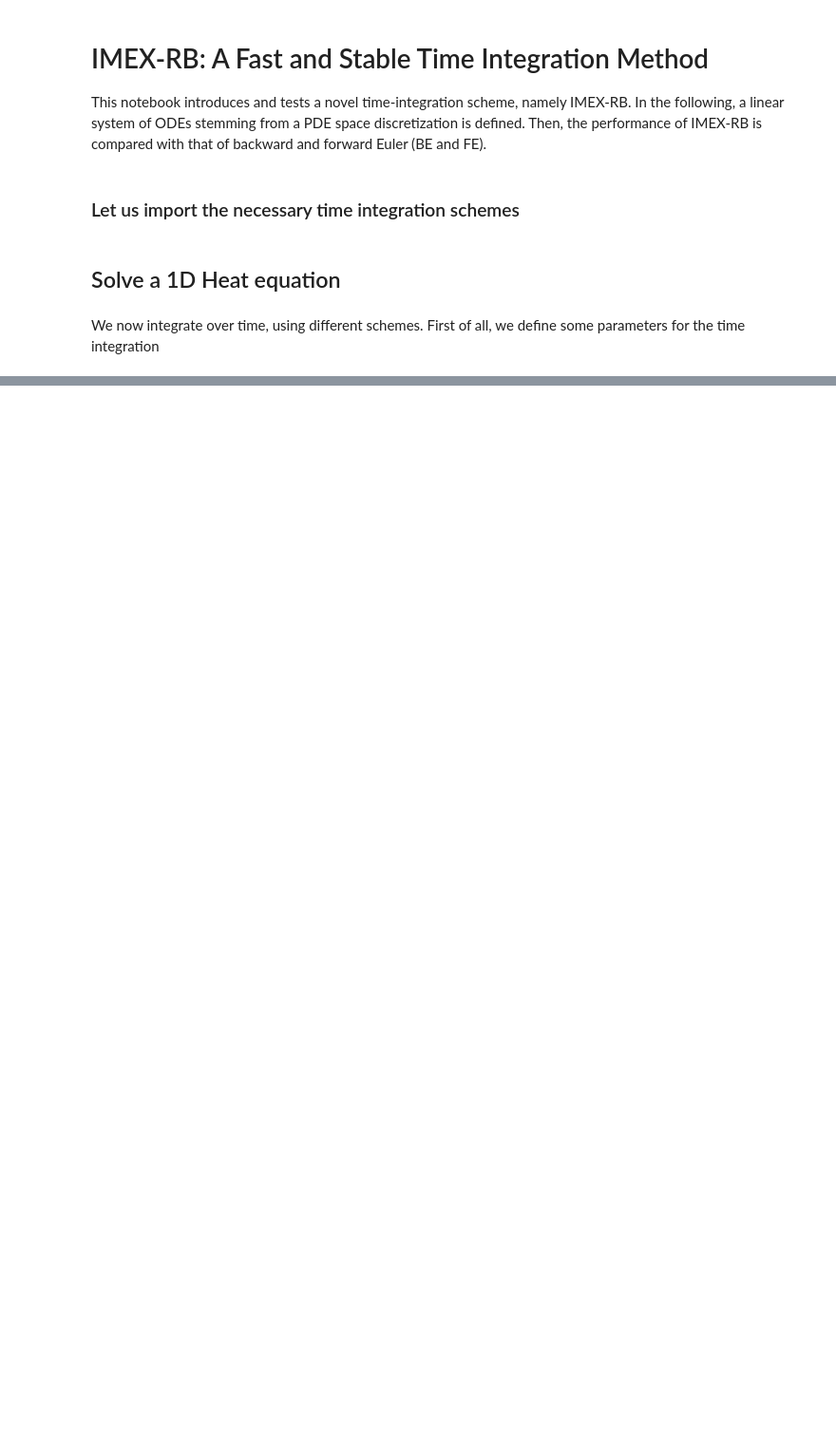
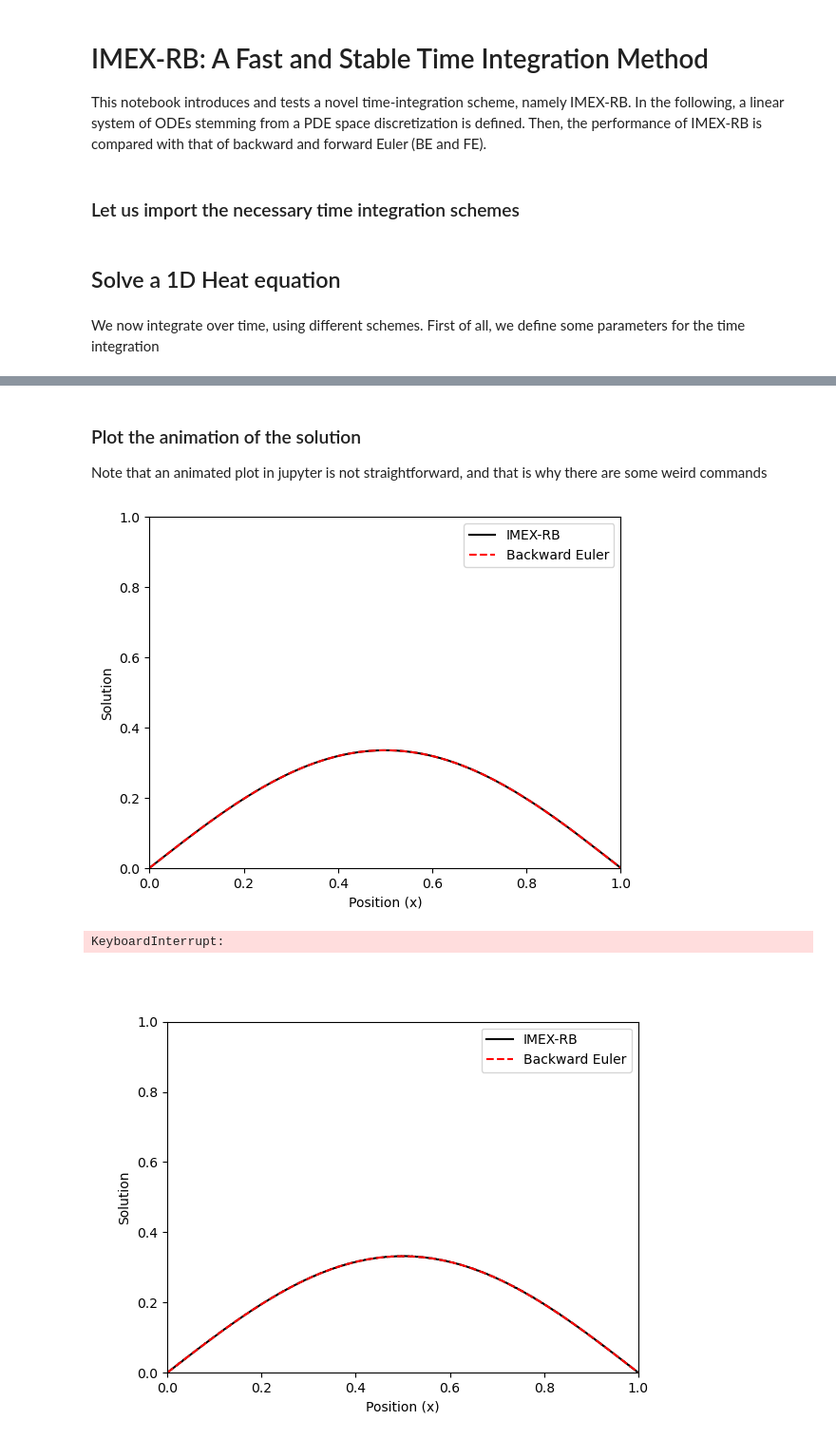
Before and after one commit to Fra-Sala/IMEX-RB, a Jupyter notebook: main_imexrb.ipynb, the cells around one changed output, grey strips where cells are left out. Shown at 95% size. Drawn from its saved outputs; the diff is of its cells as text; code cells hidden in the pictures; blank space fills up the shorter version.

```diff
--- a/main_imexrb.ipynb
+++ b/main_imexrb.ipynb
@@ -44,0 +96,33 @@ NameError: name 'un' is not defined
+# %% [markdown]
+### Plot the animation of the solution
+Note that an animated plot in jupyter is not straightforward, and that is why there are some weird commands
+# %%
+%matplotlib ipympl
+from IPython import display
+import time
+
+fig, ax = plt.subplots(1, 1)
+hdisplay = display.display("", display_id=True)
+
+# Set axis labels and limits
+ax.set_ylim(0, 1)
+ax.set_xlim(problem.domain[0], problem.domain[-1])
+ax.set_xlabel("Position (x)")
+ax.set_ylabel("Solution")
+
+# Initialize the line obj
+line_imex, = ax.plot([], [], "black", label="IMEX-RB")
+line_be, = ax.plot([], [], "red", linestyle="--", label="Backward Euler")
+ax.legend()
+
+for n, t in enumerate(tvec):
+    line_imex.set_data(problem.domain, uIMEX[:, n])
+    line_be.set_data(problem.domain, uBE[:, n])
+    hdisplay.update(fig)
+    # time.sleep(0.001)
+
+plt.close(fig)
+# %% [output]
+[figure, added]
+KeyboardInterrupt:
+[figure, added]
```
Also changed, not shown: parts of 11 cells of this notebook, 3 other files.
